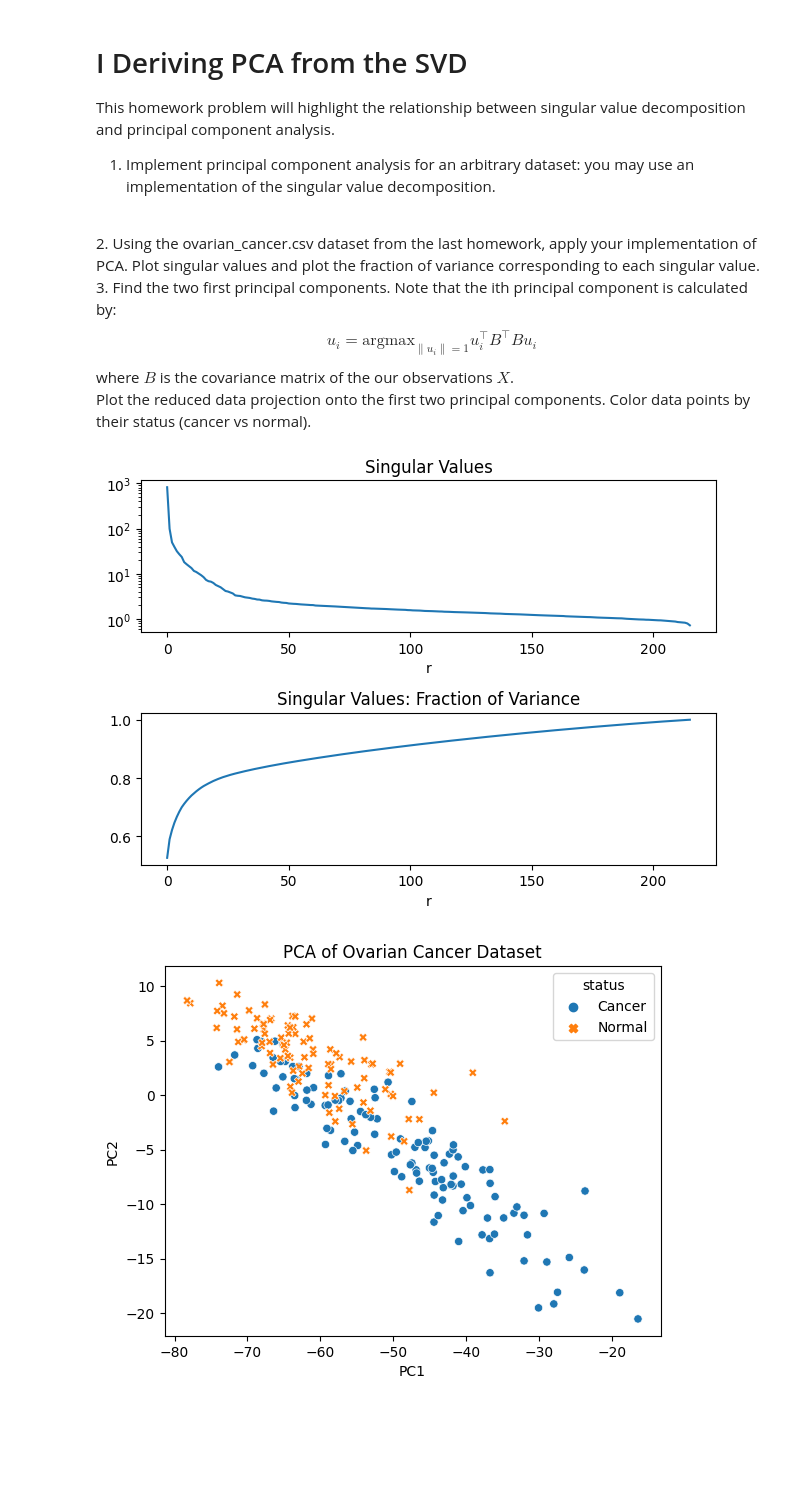
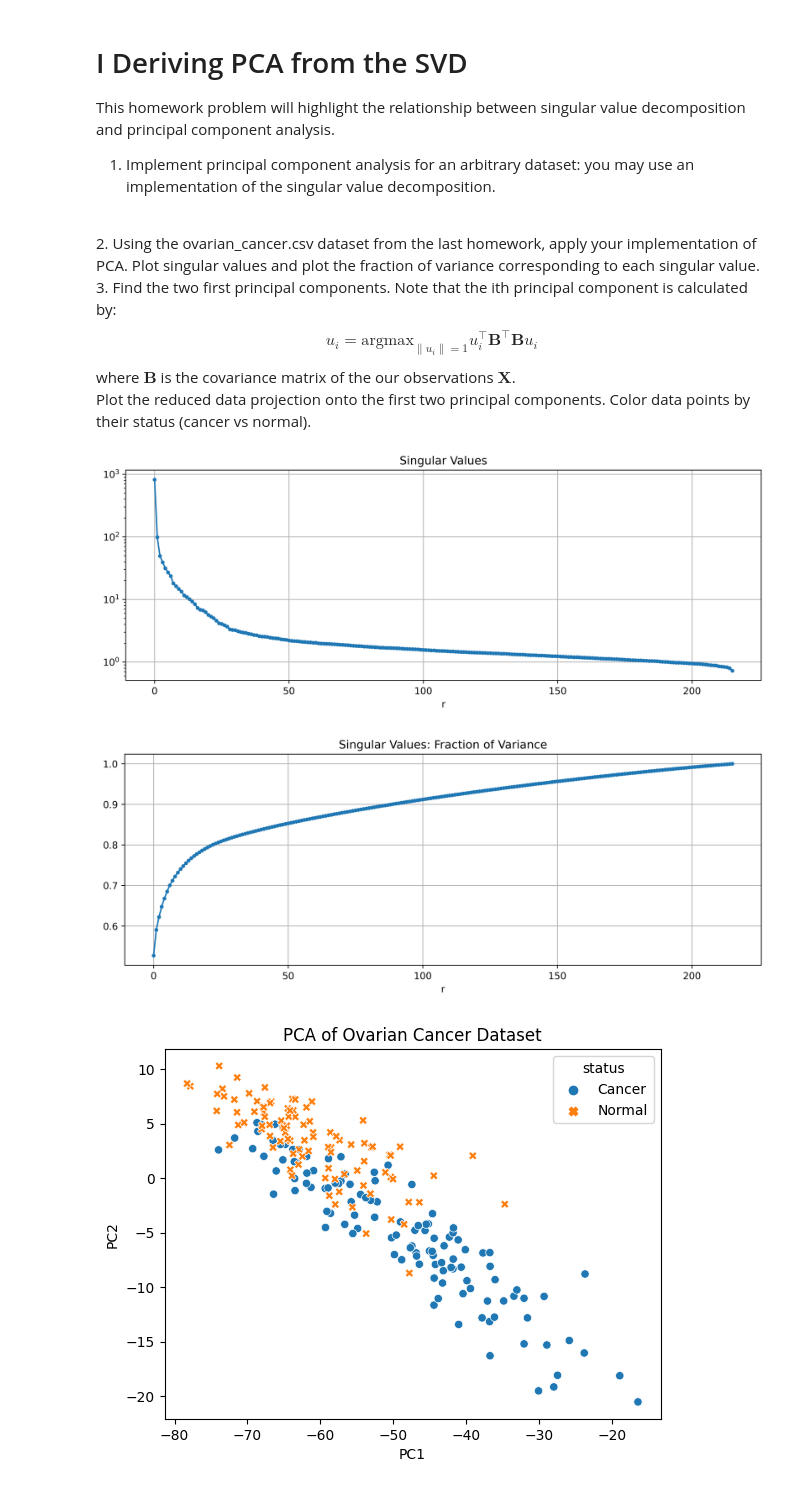
Before and after one commit to adriang1003/AM170B, a Jupyter notebook: HW/HW2/Homework 2 Solutions.ipynb, the cells around one changed output. Saved outputs shown, nothing was run; the diff lists cells and outputs as text; code cells hidden in the pictures; blank space fills up the shorter version.

```diff
--- a/HW/HW2/Homework 2 Solutions.ipynb
+++ b/HW/HW2/Homework 2 Solutions.ipynb
@@ -8,8 +8,8 @@ This homework problem will highlight the relationship between singular value dec
 2. Using the ovarian_cancer.csv dataset from the last homework, apply your implementation of PCA. Plot singular values and plot the fraction of variance corresponding to each singular value.
 <br>
 3. Find the two first principal components. Note that the ith principal component is calculated by:
-$$u_{i} = \text{argmax}_{\|u_{i}\| = 1} u_{i}^{\top}B^{\top}Bu_{i}$$
-where $B$ is the covariance matrix of the our observations $X$.
+$$u_{i} = \text{argmax}_{\|u_{i}\| = 1} u_{i}^{\top}\mathbf{B}^{\top}\mathbf{B}u_{i}$$
+where $\mathbf{B}$ is the covariance matrix of the our observations $\mathbf{X}$.
 <br>
 Plot the reduced data projection onto the first two principal components. Color data points by their status (cancer vs normal).
 # %%
@@ -24,7 +24,7 @@ def PCA(X):
     # (2) Subtract mean from data
     B = X - X_bar
     # Method 2: (3) Perform SVD decomposition on matrix B
-    U, S, VT = np.linalg.svd(B)
+    U, S, VT = np.linalg.svd(B, full_matrices = False)
     # Use the singular values from S to construct a diag matrix S
     S = np.diag(S)
     # (4) Construct principle component matrix
@@ -34,31 +34,35 @@ def PCA(X):
 # %%
 ### Question 2 ###
 # Import packages
 import pandas as pd
 import seaborn as sns
 import matplotlib.pyplot as plt
 # Load data
 data = pd.read_csv('ovarian_cancer.csv')
 # Drop non-numeric columns
 df = data.drop(columns = ['status', 'patients'])
 # Transform data to numpy matrix
 df = np.mat(df)
 # Perform PCA
 T, S = PCA(df)
 # Plot singular values
-plt.subplot(2, 1, 1)
-plt.semilogy(np.diag(S))
+plt.figure(figsize = (12, 4), dpi = 600)
+plt.semilogy(np.diag(S), '.-')
 plt.title('Singular Values')
 plt.xlabel('r')
-# Plot the fraction of variance corresponding to each singular value
-plt.subplot(2, 1, 2)
-plt.plot(np.cumsum(np.diag(S))/np.sum(np.diag(S)))
-plt.title('Singular Values: Fraction of Variance')
-plt.xlabel('r')
-plt.tight_layout()
-plt.show()
+plt.grid()
 # %% [output]
-[figure, old version]
+[figure, new version]
+# %%
+# Plot the fraction of variance corresponding to each singular value
+plt.figure(figsize = (12, 4), dpi = 600)
+plt.plot(np.cumsum(np.diag(S))/np.sum(np.diag(S)), '.-')
+plt.title('Singular Values: Fraction of Variance')
+plt.xlabel('r')
+plt.grid()
+plt.show()
+# %% [output]
+[figure, added]
 # %%
 ### Question 3 ###
 # Trasform PC matrix to a Data Frame for easier plotting
```
Also changed, not shown: parts of 3 cells of this notebook.
